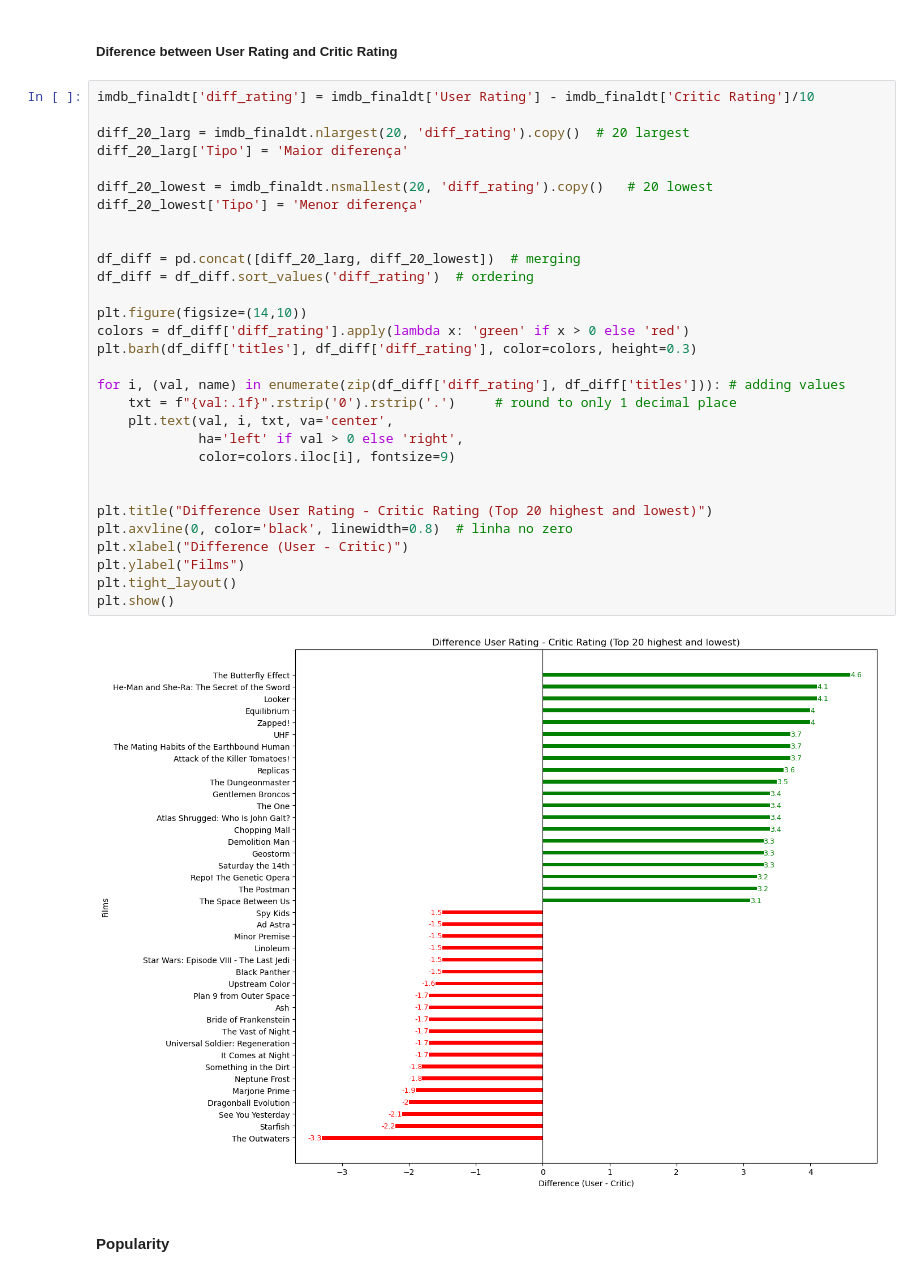
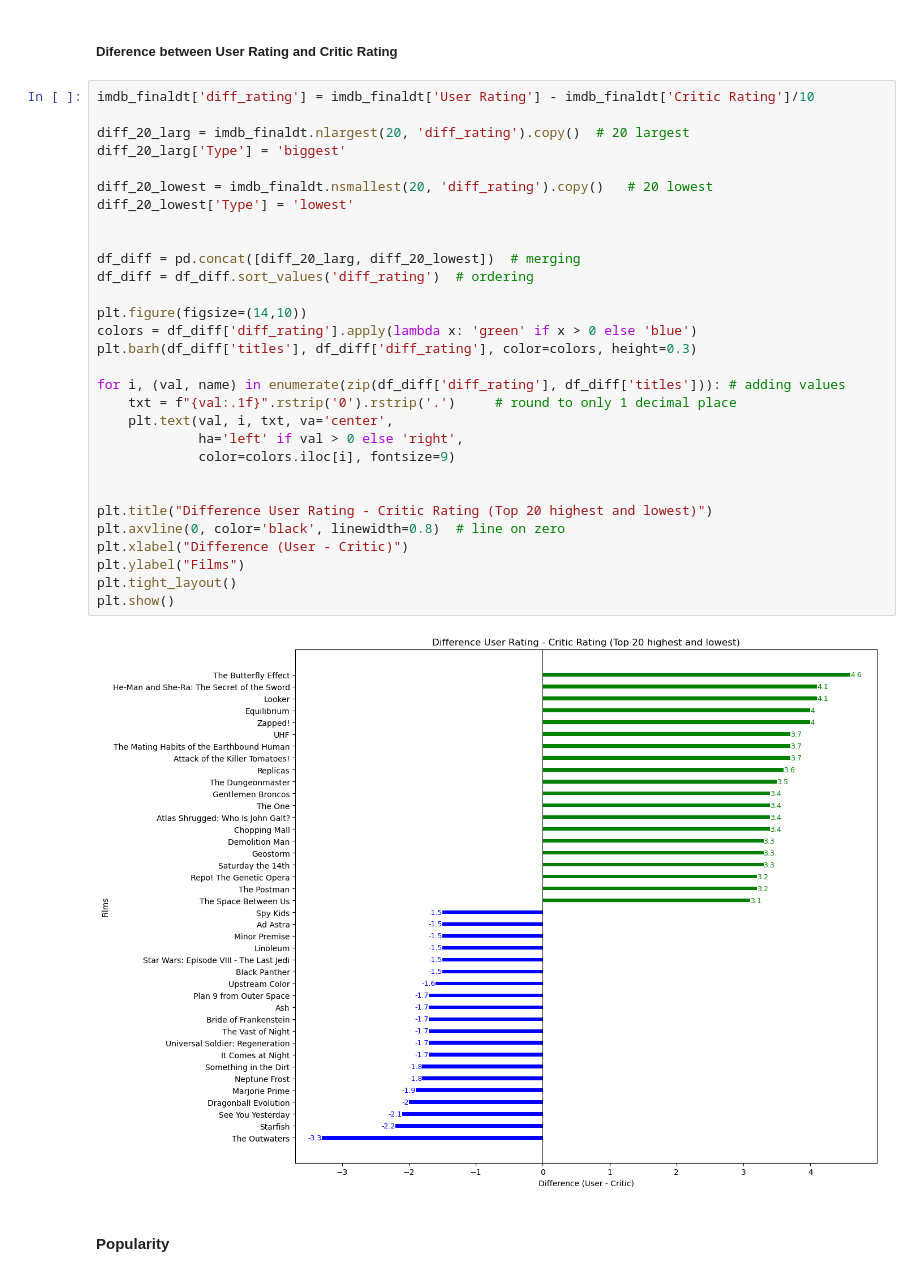
Before and after one commit to josekawan1/Data-Analysis, a Jupyter notebook: data_analysis_IMDB.ipynb, the cells around one changed output. Drawn from its saved outputs; the diff is of its cells as text.

```diff
--- a/data_analysis_IMDB.ipynb
+++ b/data_analysis_IMDB.ipynb
@@ -808,35 +810,35 @@ plt.show()
 # %%
 imdb_finaldt['diff_rating'] = imdb_finaldt['User Rating'] - imdb_finaldt['Critic Rating']/10
 
 diff_20_larg = imdb_finaldt.nlargest(20, 'diff_rating').copy()  # 20 largest
-diff_20_larg['Tipo'] = 'Maior diferença'
+diff_20_larg['Type'] = 'biggest'
 
 diff_20_lowest = imdb_finaldt.nsmallest(20, 'diff_rating').copy()   # 20 lowest
-diff_20_lowest['Tipo'] = 'Menor diferença'
+diff_20_lowest['Type'] = 'lowest'
 
 
 df_diff = pd.concat([diff_20_larg, diff_20_lowest])  # merging
 df_diff = df_diff.sort_values('diff_rating')  # ordering
 
 plt.figure(figsize=(14,10))
-colors = df_diff['diff_rating'].apply(lambda x: 'green' if x > 0 else 'red')
+colors = df_diff['diff_rating'].apply(lambda x: 'green' if x > 0 else 'blue')
 plt.barh(df_diff['titles'], df_diff['diff_rating'], color=colors, height=0.3)
 
 for i, (val, name) in enumerate(zip(df_diff['diff_rating'], df_diff['titles'])): # adding values
     txt = f"{val:.1f}".rstrip('0').rstrip('.')     # round to only 1 decimal place
     plt.text(val, i, txt, va='center',
              ha='left' if val > 0 else 'right',
              color=colors.iloc[i], fontsize=9)
 
 
 plt.title("Difference User Rating - Critic Rating (Top 20 highest and lowest)")
-plt.axvline(0, color='black', linewidth=0.8)  # linha no zero
+plt.axvline(0, color='black', linewidth=0.8)  # line on zero
 plt.xlabel("Difference (User - Critic)")
 plt.ylabel("Films")
 plt.tight_layout()
 plt.show()
 # %% [output]
-[figure, old version]
+[figure, new version]
 # %% [markdown]
 #### Popularity
 # %% [markdown]
```
Also changed, not shown: parts of 27 cells of this notebook.
